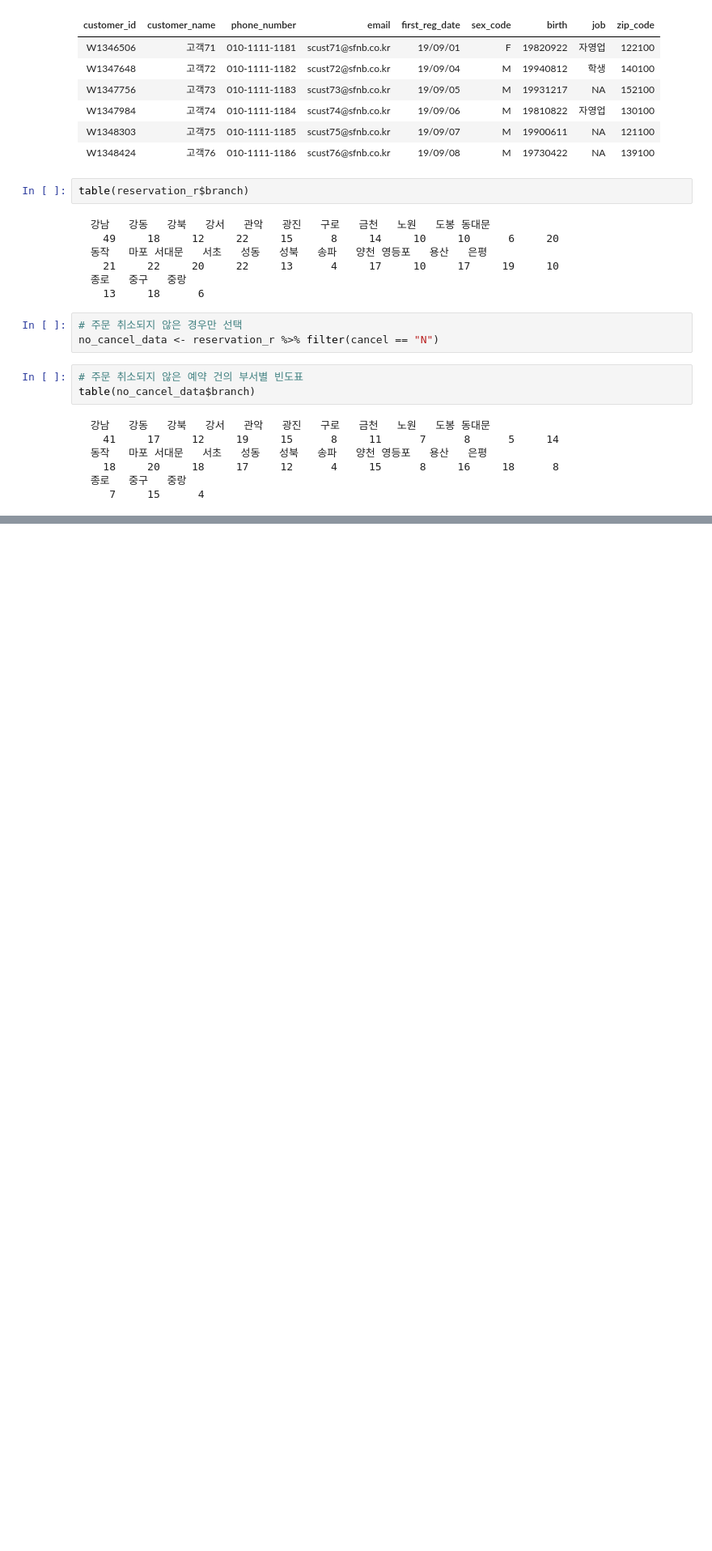
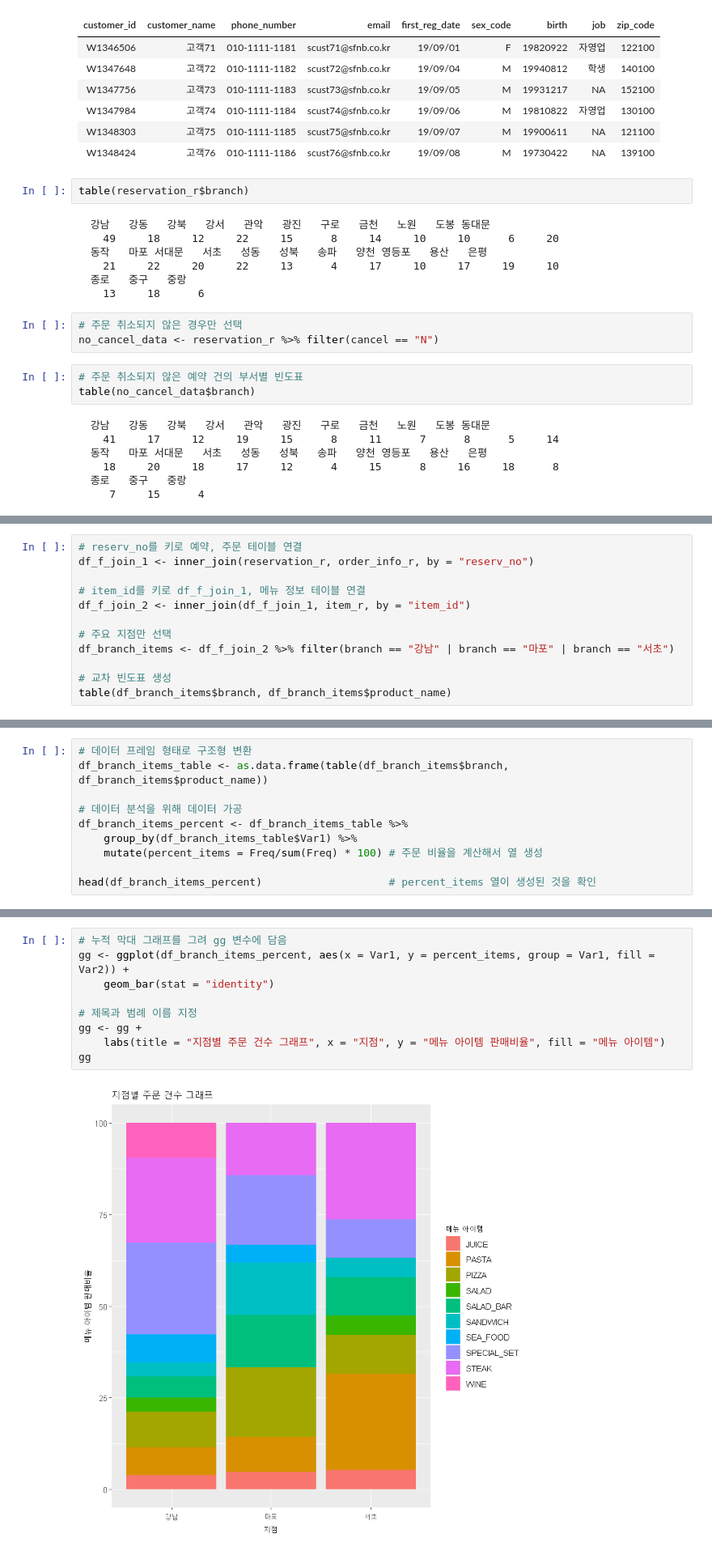
Before and after one commit to castleroad95/2021_data_analysis_class, a Jupyter notebook: R/20210322_r(stastics).ipynb, the cells around one changed output, grey strips where cells are left out. Shown at 81% size. Drawn from its saved outputs; the diff is of its cells as text; blank space fills up the shorter version.

```diff
--- a/R/20210322_r(stastics).ipynb
+++ b/R/20210322_r(stastics).ipynb
@@ -119,0 +158,12 @@ table(no_cancel_data$branch)
+# %%
+# reserv_no를 키로 예약, 주문 테이블 연결
+df_f_join_1 <- inner_join(reservation_r, order_info_r, by = "reserv_no")
+
+# item_id를 키로 df_f_join_1, 메뉴 정보 테이블 연결
+df_f_join_2 <- inner_join(df_f_join_1, item_r, by = "item_id")
+
+# 주요 지점만 선택
+df_branch_items <- df_f_join_2 %>% filter(branch == "강남" | branch == "마포" | branch == "서초")
+
+# 교차 빈도표 생성
+table(df_branch_items$branch, df_branch_items$product_name)
@@ -119,0 +180,10 @@ table(no_cancel_data$branch)
+# %%
+# 데이터 프레임 형태로 구조형 변환
+df_branch_items_table <- as.data.frame(table(df_branch_items$branch, df_branch_items$product_name))
+
+# 데이터 분석을 위해 데이터 가공
+df_branch_items_percent <- df_branch_items_table %>%
+    group_by(df_branch_items_table$Var1) %>%
+    mutate(percent_items = Freq/sum(Freq) * 100) # 주문 비율을 계산해서 열 생성
+
+head(df_branch_items_percent)                    # percent_items 열이 생성된 것을 확인
@@ -119,0 +198,11 @@ table(no_cancel_data$branch)
+# %%
+# 누적 막대 그래프를 그려 gg 변수에 담음
+gg <- ggplot(df_branch_items_percent, aes(x = Var1, y = percent_items, group = Var1, fill = Var2)) +
+    geom_bar(stat = "identity")
+
+# 제목과 범례 이름 지정
+gg <- gg +
+    labs(title = "지점별 주문 건수 그래프", x = "지점", y = "메뉴 아이템 판매비율", fill = "메뉴 아이템")
+gg
+# %% [output]
+[figure, added]
```
Also changed, not shown: parts of 18 cells of this notebook.
